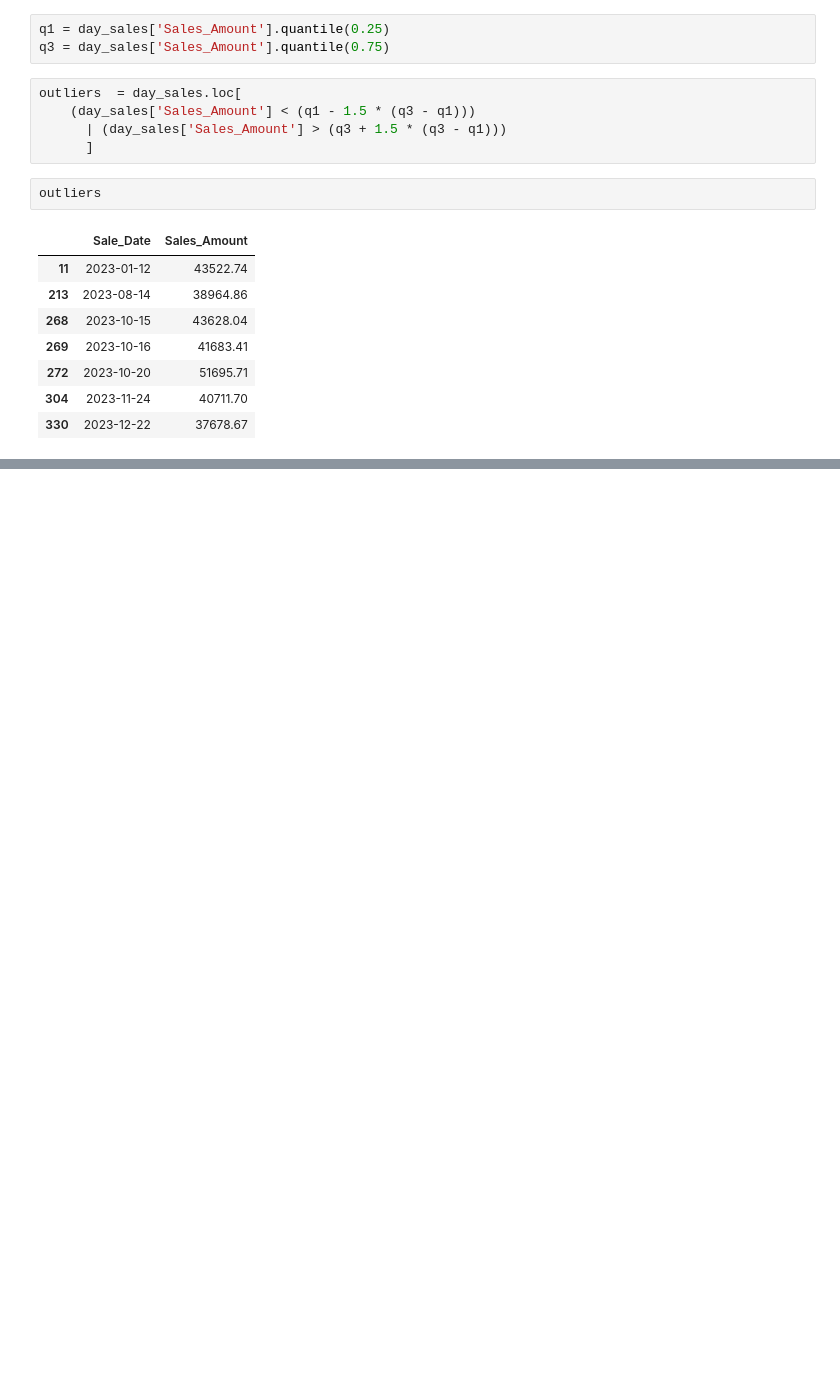
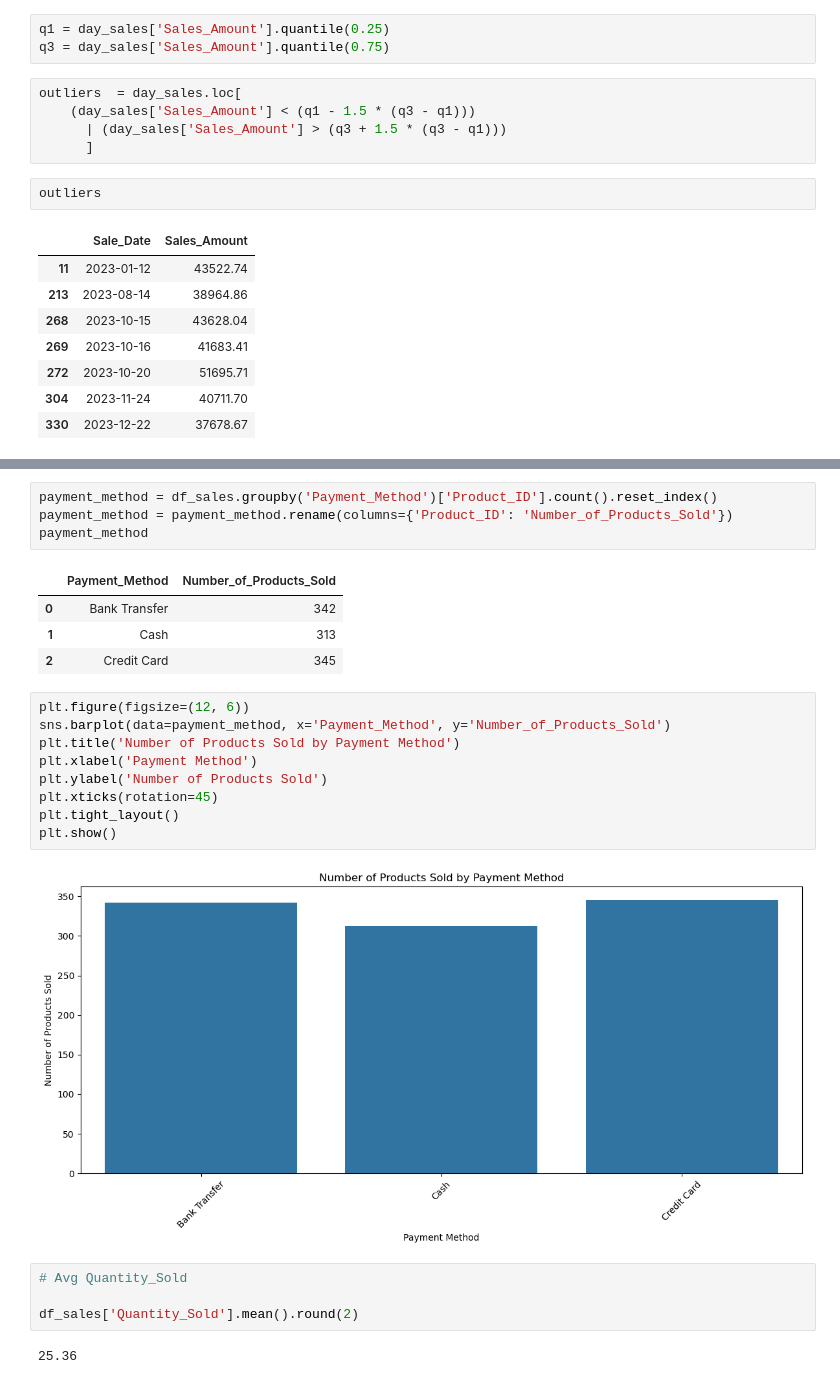
Before and after one commit to ashishjadhav123/Math-and-Statistics-DS, a Jupyter notebook: Measures of Central Tendency and Dispersion/3.4 Shoes sales Analysis/kaggle_sales_data.ipynb, the cells around one changed output, grey strips where cells are left out. Drawn from its saved outputs; the diff is of its cells as text; blank space fills up the shorter version.

Commit message:
Kaggle Sales data 29-06-2025

```diff
--- a/Measures of Central Tendency and Dispersion/3.4 Shoes sales Analysis/kaggle_sales_data.ipynb
+++ b/Measures of Central Tendency and Dispersion/3.4 Shoes sales Analysis/kaggle_sales_data.ipynb
@@ -174,0 +184,26 @@ outliers
+# %%
+payment_method = df_sales.groupby('Payment_Method')['Product_ID'].count().reset_index()
+payment_method = payment_method.rename(columns={'Product_ID': 'Number_of_Products_Sold'})
+payment_method
+# %% [output]
+|  | Payment_Method | Number_of_Products_Sold |
+| 0 | Bank Transfer | 342 |
+| 1 | Cash | 313 |
+| 2 | Credit Card | 345 |
+# %%
+plt.figure(figsize=(12, 6))
+sns.barplot(data=payment_method, x='Payment_Method', y='Number_of_Products_Sold')
+plt.title('Number of Products Sold by Payment Method')
+plt.xlabel('Payment Method')
+plt.ylabel('Number of Products Sold')
+plt.xticks(rotation=45)
+plt.tight_layout()
+plt.show()
+# %% [output]
+[figure, added]
+# %%
+# Avg Quantity_Sold
+
+df_sales['Quantity_Sold'].mean().round(2)
+# %% [output]
+25.36
```
Also changed, not shown: parts of 4 cells of this notebook.
